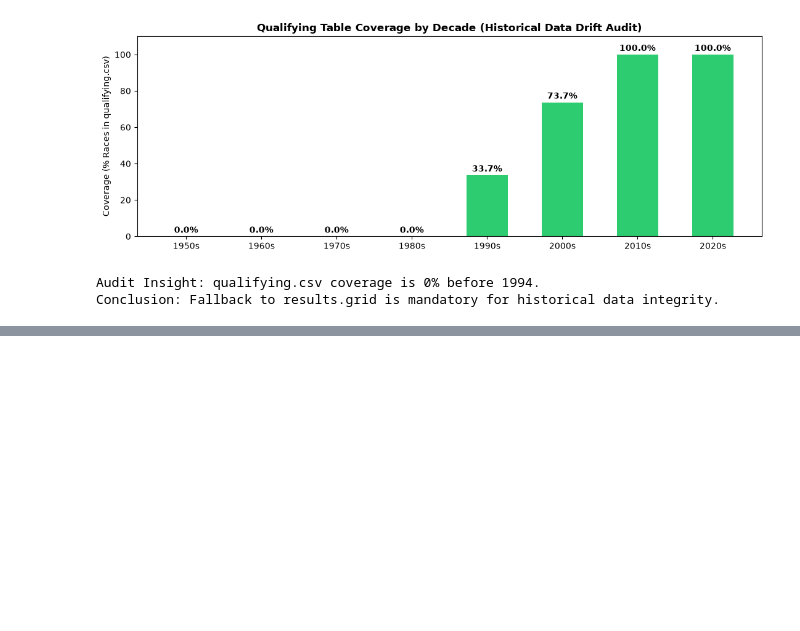
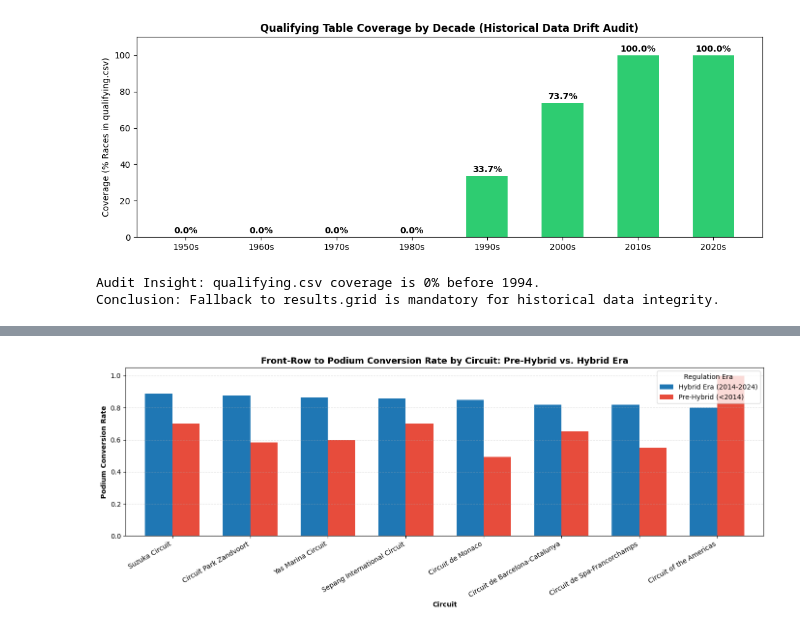
Before and after one commit to BaheyH/ML_F1_ACL2, a Jupyter notebook: Notebooks/F1_Combined_Members_1_to_4.ipynb, the cells around one changed output, grey strips where cells are left out. Saved outputs shown, nothing was run; the diff lists cells and outputs as text; code cells hidden in the pictures; blank space fills up the shorter version.

```diff
--- a/Notebooks/F1_Combined_Members_1_to_4.ipynb
+++ b/Notebooks/F1_Combined_Members_1_to_4.ipynb
@@ -1758,0 +717,25 @@ Next: two statistical models + shallow NN, ablation, XAI, inference, report
+# %%
+df_q1 = results_dedup.merge(cleaned_dfs["races"][["raceId", "year", "circuitId"]], on="raceId")
+df_q1 = df_q1.merge(cleaned_dfs["circuits"][["circuitId", "name"]].rename(columns={"name": "circuit_name"}), on="circuitId")
+df_q1["is_podium"] = (df_q1["positionOrder"] <= 3).astype(int)
+df_q1["era"] = np.where(df_q1["year"] >= 2014, "Hybrid Era (2014-2024)", "Pre-Hybrid (<2014)")
+
+front_row = df_q1[df_q1["grid"].isin([1, 2])].copy()
+
+circuit_starts = front_row.groupby("circuit_name")["is_podium"].count()
+frequent_circuits = circuit_starts[circuit_starts >= 20].index
+
+q1_summary = front_row[front_row["circuit_name"].isin(frequent_circuits)].groupby(
+    ["circuit_name", "era"]
+)["is_podium"].agg(starts="count", conversion_rate="mean").unstack()
+
+q1_sorted = q1_summary.sort_values(("conversion_rate", "Hybrid Era (2014-2024)"), ascending=False)
+
+q1_display = pd.DataFrame({
+    "Circuit": q1_sorted.index,
+    "Pre-Hybrid Starts": q1_sorted[("starts", "Pre-Hybrid (<2014)")].fillna(0).astype(int),
+    "Pre-Hybrid Conversion Rate": (q1_sorted[("conversion_rate", "Pre-Hybrid (<2014)")] * 100).round(1).astype(str) + "%",
+    "Hybrid Starts": q1_sorted[("starts", "Hybrid Era (2014-2024)")].fillna(0).astype(int),
+    "Hybrid Conversion Rate": (q1_sorted[("conversion_rate", "Hybrid Era (2014-2024)")] * 100).round(1).astype(str) + "%"
+}).reset_index(drop=True)
+display(q1_display.head(10))
@@ -1758,0 +754,15 @@ Next: two statistical models + shallow NN, ablation, XAI, inference, report
+# %%
+fig, ax = plt.subplots(figsize=(14, 5.5))
+top_plot = q1_sorted.head(8)["conversion_rate"]
+top_plot.plot(kind="bar", ax=ax, width=0.7, color=["#1f77b4", "#e74c3c"])
+ax.set_title("Front-Row to Podium Conversion Rate by Circuit: Pre-Hybrid vs. Hybrid Era", fontsize=13, fontweight="bold")
+ax.set_ylabel("Podium Conversion Rate", fontweight="bold")
+ax.set_xlabel("Circuit", fontweight="bold")
+ax.set_ylim(0, 1.05)
+ax.legend(title="Regulation Era", frameon=True)
+plt.xticks(rotation=30, ha="right")
+ax.grid(axis="y", linestyle="--", alpha=0.4)
+plt.tight_layout()
+plt.show()
+# %% [output]
+[figure, added]
```
Also changed, not shown: parts of 113 cells of this notebook.
